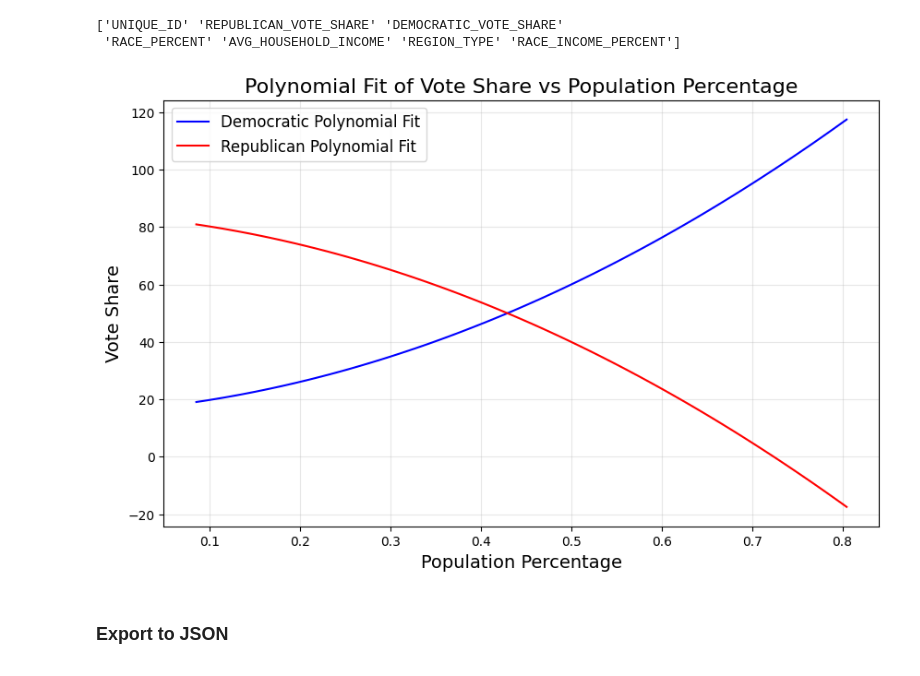
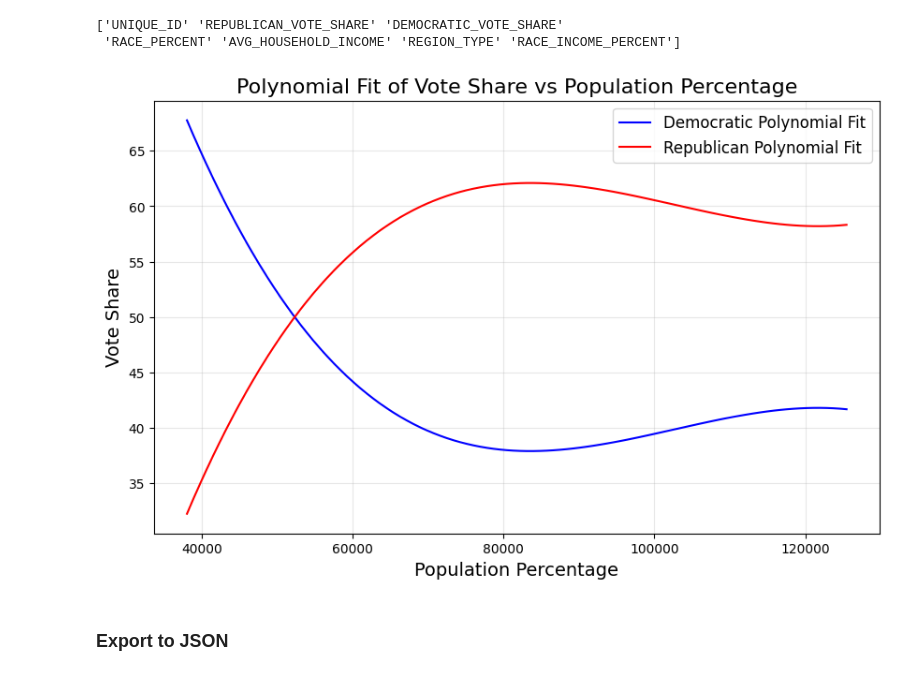
Before and after one commit to SBU-CSE-416/votifier, a Jupyter notebook: server/data/preprocess_gingles.ipynb, the cells around one changed output. Cells and saved outputs as stored; diff of their text form; code cells hidden in the pictures.

```diff
--- a/server/data/preprocess_gingles.ipynb
+++ b/server/data/preprocess_gingles.ipynb
@@ -221,6 +221,10 @@ sc_black_pop_vote_share_df = process_population_vote_share(sc_race_df, sc_electi
 sc_asian_pop_vote_share_df = process_population_vote_share(sc_race_df, sc_election_gov_df, sc_region_type_df, sc_econ_df, 'RACE_PERCENT', 'ASN_NHSP22')
 sc_hispanic_pop_vote_share_df = process_population_vote_share(sc_race_df, sc_election_gov_df, sc_region_type_df, sc_econ_df, 'RACE_PERCENT', 'HSP_POP22')
 sc_income_pop_vote_share_df = process_income_vote_share(sc_election_gov_df, sc_region_type_df, sc_econ_df)
+# %%
+sc_income_pop_vote_share_urban_df = sc_income_pop_vote_share_df[sc_income_pop_vote_share_df['REGION_TYPE'] == 'urban']
+sc_income_pop_vote_share_suburban_df = sc_income_pop_vote_share_df[sc_income_pop_vote_share_df['REGION_TYPE'] == 'suburban']
+sc_income_pop_vote_share_rural_df = sc_income_pop_vote_share_df[sc_income_pop_vote_share_df['REGION_TYPE'] == 'rural']
 # %%
 print(sc_white_pop_vote_share_df.columns.values)
 # %% [output]
@@ -232,38 +236,46 @@ sc_black_polynomial_fit = get_polynomial_fit_json(sc_black_pop_vote_share_df, po
 sc_asian_polynomial_fit = get_polynomial_fit_json(sc_asian_pop_vote_share_df, population_col='RACE_PERCENT', dem_col='DEMOCRATIC_VOTE_SHARE', rep_col='REPUBLICAN_VOTE_SHARE', degree=2)
 sc_hispanic_polynomial_fit = get_polynomial_fit_json(sc_hispanic_pop_vote_share_df, population_col='RACE_PERCENT', dem_col='DEMOCRATIC_VOTE_SHARE', rep_col='REPUBLICAN_VOTE_SHARE', degree=2)
 sc_income_polynomial_fit = get_polynomial_fit_json(sc_income_pop_vote_share_df, population_col='AVG_HOUSEHOLD_INCOME', dem_col='DEMOCRATIC_VOTE_SHARE', rep_col='REPUBLICAN_VOTE_SHARE', degree=2)
+
+sc_income_polynomial_fit_urban = get_polynomial_fit_json(sc_income_pop_vote_share_urban_df, population_col='AVG_HOUSEHOLD_INCOME', dem_col='DEMOCRATIC_VOTE_SHARE', rep_col='REPUBLICAN_VOTE_SHARE', degree=3)
+
+sc_income_polynomial_fit_suburban = get_polynomial_fit_json(sc_income_pop_vote_share_suburban_df, population_col='AVG_HOUSEHOLD_INCOME', dem_col='DEMOCRATIC_VOTE_SHARE', rep_col='REPUBLICAN_VOTE_SHARE', degree=2)
+
+sc_income_polynomial_fit_rural = get_polynomial_fit_json(sc_income_pop_vote_share_rural_df, population_col='AVG_HOUSEHOLD_INCOME', dem_col='DEMOCRATIC_VOTE_SHARE', rep_col='REPUBLICAN_VOTE_SHARE', degree=2)
+
+
 sc_white_income_polynomial_fit = get_polynomial_fit_json(sc_white_pop_vote_share_df, population_col='RACE_INCOME_PERCENT', dem_col='DEMOCRATIC_VOTE_SHARE', rep_col='REPUBLICAN_VOTE_SHARE', degree=2)
 sc_black_income_polynomial_fit = get_polynomial_fit_json(sc_black_pop_vote_share_df, population_col='RACE_INCOME_PERCENT', dem_col='DEMOCRATIC_VOTE_SHARE', rep_col='REPUBLICAN_VOTE_SHARE', degree=2)
 sc_asian_income_polynomial_fit = get_polynomial_fit_json(sc_asian_pop_vote_share_df, population_col='RACE_INCOME_PERCENT', dem_col='DEMOCRATIC_VOTE_SHARE', rep_col='REPUBLICAN_VOTE_SHARE', degree=2)
 sc_hispanic_income_polynomial_fit = get_polynomial_fit_json(sc_hispanic_pop_vote_share_df, population_col='RACE_INCOME_PERCENT', dem_col='DEMOCRATIC_VOTE_SHARE', rep_col='REPUBLICAN_VOTE_SHARE', degree=2)
 # %%
-json_data =sc_black_income_polynomial_fit
+json_data =sc_income_polynomial_fit_urban
 import matplotlib.pyplot as plt
 
 # Extract data for plotting
 dem_x = json_data['democratic']['x']
 dem_y = json_data['democratic']['y']
 rep_x = json_data['republican']['x']
 rep_y = json_data['republican']['y']
 
 # Plot the Democratic line
 plt.figure(figsize=(10, 6))
 plt.plot(dem_x, dem_y, label='Democratic Polynomial Fit', color='blue')
 
 # Plot the Republican line
 plt.plot(rep_x, rep_y, label='Republican Polynomial Fit', color='red')
 
 # Add labels, legend, and title
 plt.xlabel('Population Percentage', fontsize=14)
 plt.ylabel('Vote Share', fontsize=14)
 plt.title('Polynomial Fit of Vote Share vs Population Percentage', fontsize=16)
 plt.legend(fontsize=12)
 plt.grid(alpha=0.3)
 
 # Show the plot
 plt.show()
 # %% [output]
-[figure, old version]
+[figure, new version]
 # %% [markdown]
 ### Export to JSON
 # %%
```
Also changed, not shown: parts of 9 cells of this notebook, 8 other files.
